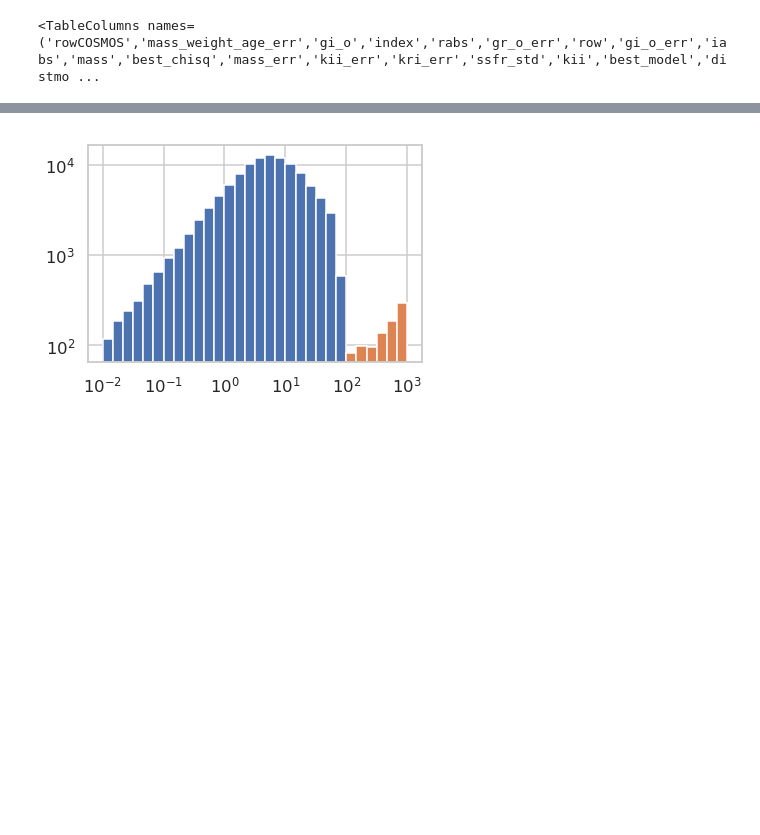
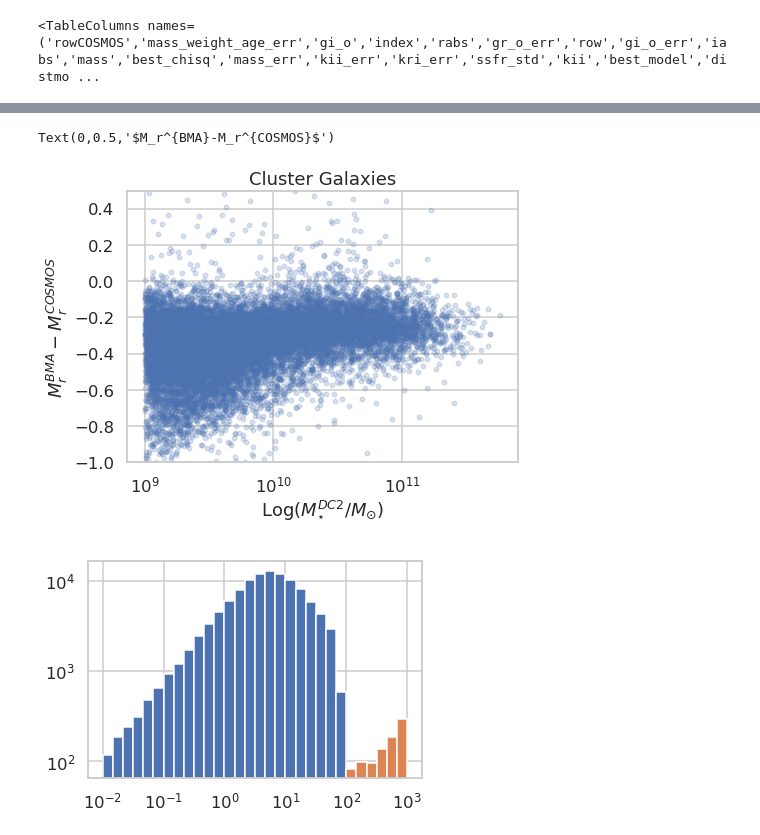
Before and after one commit to estevesjh/bmaCOSMOS, a Jupyter notebook: notebooks/2.BMA_validation.ipynb, the cells around one changed output, grey strips where cells are left out. Cells and saved outputs as stored; diff of their text form; code cells hidden in the pictures; blank space fills up the shorter version.

```diff
--- a/notebooks/2.BMA_validation.ipynb
+++ b/notebooks/2.BMA_validation.ipynb
@@ -111,3 +188,11 @@ bad   = chisqr>100
+# %%
+fig, axis = plt.subplots(1, 1, figsize=(7,5), sharex='all',sharey='all')
+residual_logmas(gal[mask] ,'Mr',alpha=0.2,s=20,ax=axis,title='Cluster Galaxies',density=False)
+axis.set_ylim(-1.,0.5)
+axis.set_ylabel(mr_label)
+# %% [output]
+Text(0,0.5,'$M_r^{BMA}-M_r^{COSMOS}$')
+[figure, added]
 # %%
 plt.hist(chisqr,bins=np.logspace(-2,3,31))
 plt.hist(chisqr[bad],bins=np.logspace(-2,3,31))
```
Also changed, not shown: parts of 6 cells of this notebook, 1 other file.
